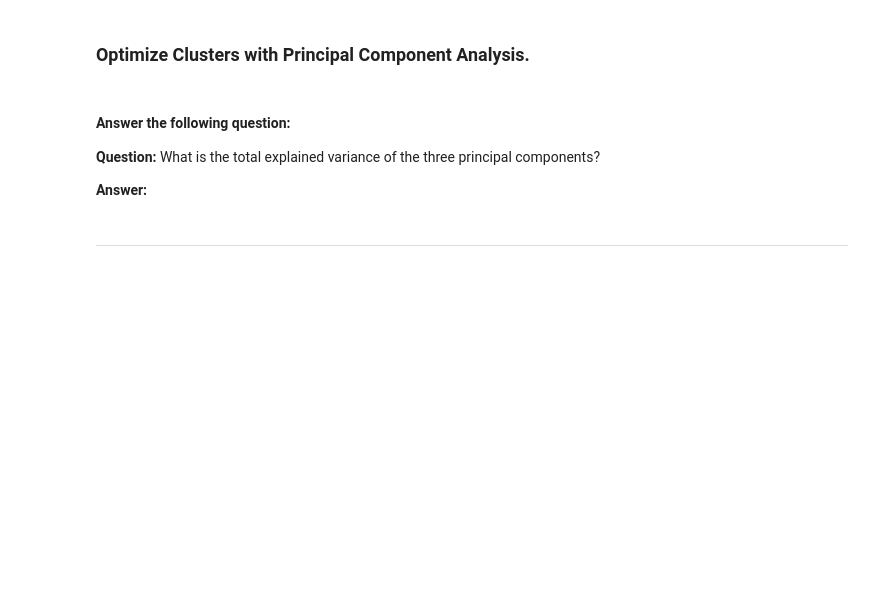
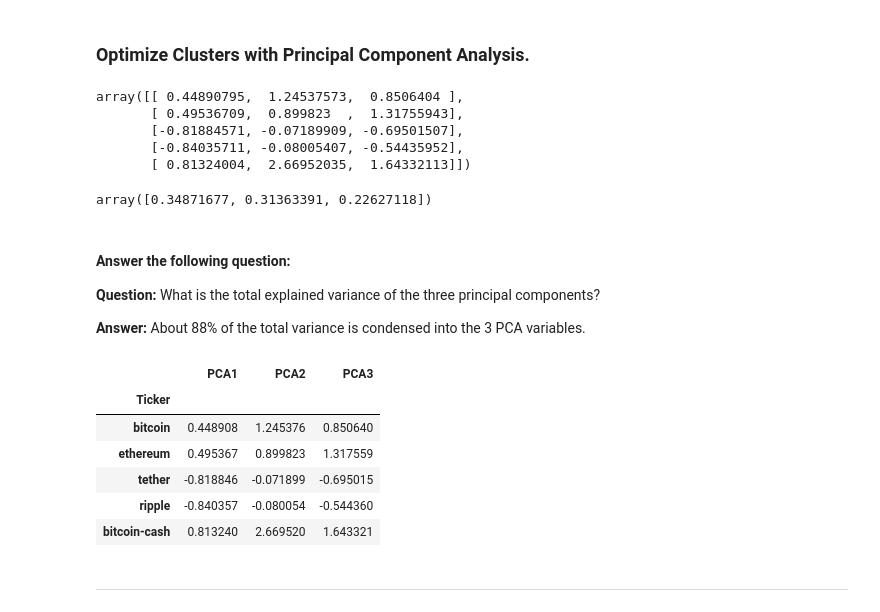
Before and after one commit to Angelinamurdock/CryptoClustering, a Jupyter notebook: Crypto_Clustering_final.ipynb, the cells around one changed output. Drawn from its saved outputs; the diff is of its cells as text; code cells hidden in the pictures; blank space fills up the shorter version.

```diff
--- a/Crypto_Clustering_final.ipynb
+++ b/Crypto_Clustering_final.ipynb
@@ -130,32 +196,55 @@ df_market_data.hvplot.line(
 ### Optimize Clusters with Principal Component Analysis.
 # %%
 # Create a PCA model instance and set `n_components=3`.
+pca = PCA(n_components=3)
 # %%
 # Use the PCA model with `fit_transform` to reduce the original scaled DataFrame
 # down to three principal components.
-
+market_pca = pca.fit_transform(df_market_data_scaled)
 
 # View the scaled PCA data
+market_pca[:5]
+# %% [output]
+array([[ 0.44890795,  1.24537573,  0.8506404 ],
+       [ 0.49536709,  0.899823  ,  1.31755943],
+       [-0.81884571, -0.07189909, -0.69501507],
+       [-0.84035711, -0.08005407, -0.54435952],
+       [ 0.81324004,  2.66952035,  1.64332113]])
 # %%
 # Retrieve the explained variance to determine how much information
 # can be attributed to each principal component.
+pca.explained_variance_ratio_
+# %% [output]
+array([0.34871677, 0.31363391, 0.22627118])
 # %% [markdown]
 #### Answer the following question:
 
 **Question:** What is the total explained variance of the three principal components?
 
-**Answer:**
+**Answer:** About 88% of the total variance is condensed into the 3 PCA variables.
 # %%
 # Create a new DataFrame with the PCA data.
-
+market_pca_df = pd.DataFrame(
+    market_pca,
+    columns=["PCA1", "PCA2", "PCA3"]
+)
 
 # Copy the crypto names from the original scaled DataFrame
-
+market_pca_df["Ticker"] = df_market_data_scaled.index
 
 # Set the coin_id column as index
-
+market_pca_df = market_pca_df.set_index("Ticker")
 
 # Display the scaled PCA DataFrame
+market_pca_df.head()
+# %% [output]
+|  | PCA1 | PCA2 | PCA3 |
+| Ticker |  |  |  |
+| bitcoin | 0.448908 | 1.245376 | 0.850640 |
+| ethereum | 0.495367 | 0.899823 | 1.317559 |
+| tether | -0.818846 | -0.071899 | -0.695015 |
+| ripple | -0.840357 | -0.080054 | -0.544360 |
+| bitcoin-cash | 0.813240 | 2.669520 | 1.643321 |
 # %% [markdown]
 ---
 # %% [markdown]
```
Also changed, not shown: parts of 13 cells of this notebook, 1 other file.
